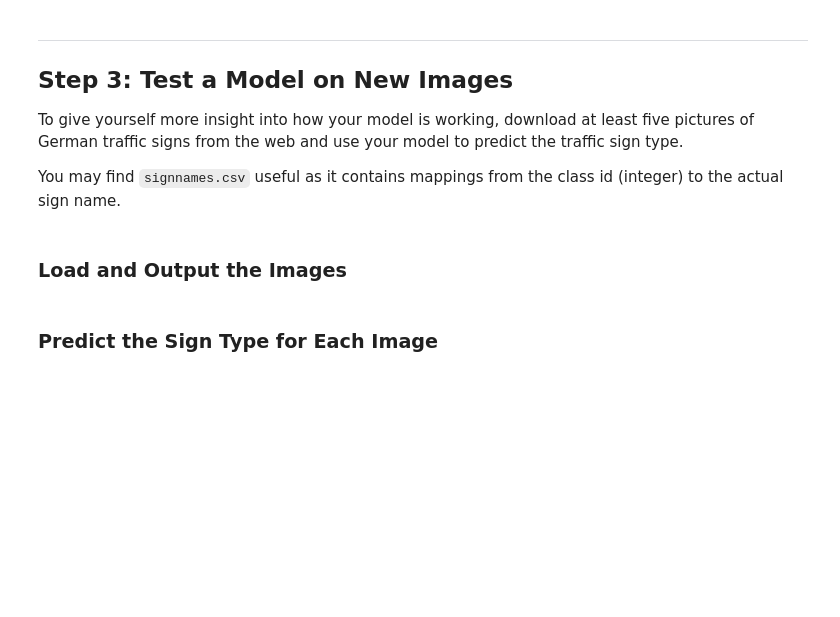
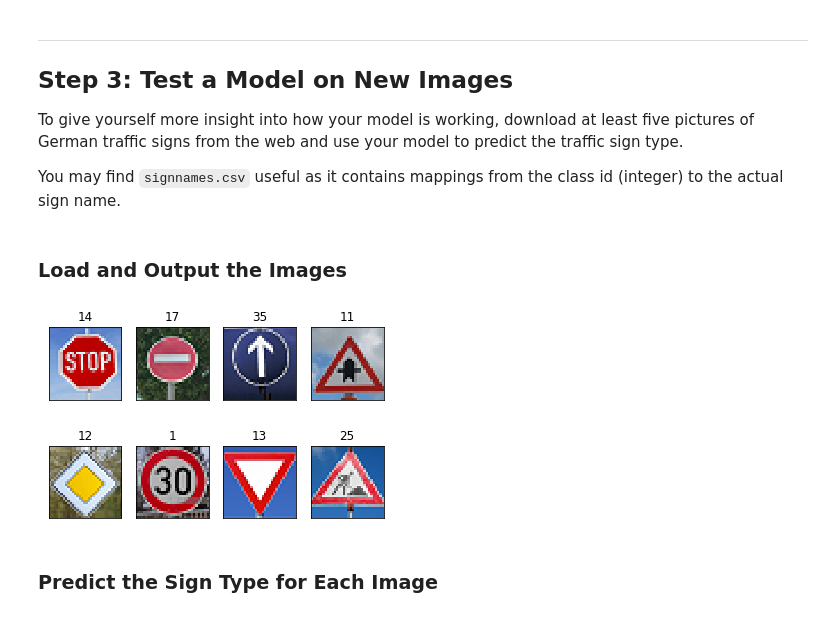
Before and after one commit to JanDietz/CarND-Traffic-Sign-Classifier-Project, a Jupyter notebook: Traffic_Sign_Classifier.ipynb, the cells around one changed output. Drawn from its saved outputs; the diff is of its cells as text; code cells hidden in the pictures; blank space fills up the shorter version.

```diff
--- a/Traffic_Sign_Classifier.ipynb
+++ b/Traffic_Sign_Classifier.ipynb
@@ -181,7 +214,7 @@ def LeNet(x):
     sigma = 0.1
 
     # SOLUTION: Layer 1: Convolutional. Input = 32x32x1. Output = 28x28x6.
-    conv1_W = tf.Variable(tf.truncated_normal(shape=(5, 5, 3, 6), mean = mu, stddev = sigma))
+    conv1_W = tf.Variable(tf.truncated_normal(shape=(5, 5, 1, 6), mean = mu, stddev = sigma))
     conv1_b = tf.Variable(tf.zeros(6))
     conv1   = tf.nn.conv2d(x, conv1_W, strides=[1, 1, 1, 1], padding='VALID') + conv1_b
 
@@ -221,6 +254,9 @@ def LeNet(x):
     # SOLUTION: Activation.
     fc2    = tf.nn.relu(fc2)
 
+    # Dropout
+    fc2 = tf.nn.dropout(fc2, keep_prob)
+
     # SOLUTION: Layer 5: Fully Connected. Input = 84. Output = 10.
     fc3_W  = tf.Variable(tf.truncated_normal(shape=(84, n_classes), mean = mu, stddev = sigma))
     fc3_b  = tf.Variable(tf.zeros(n_classes))
@@ -239,6 +275,11 @@ sets imply underfitting. A high accuracy on the training set but low accuracy on
 ### the accuracy on the test set should be calculated and reported as well.
 ### Feel free to use as many code cells as needed.
 # %%
-x = tf.placeholder(tf.float32, (None, 32, 32, 3))
+x = tf.placeholder(tf.float32, (None, 32, 32, 1))
 y = tf.placeholder(tf.int32, (None))
 one_hot_y = tf.one_hot(y, n_classes)
+keep_prob = tf.placeholder(tf.float32) # chance to drop nodes to help reduce overfitting
+
+# List devices present on system
+from tensorflow.python.client import device_lib
+print(device_lib.list_local_devices())
@@ -251,6 +308,7 @@ loss_operation = tf.reduce_mean(cross_entropy)
 optimizer = tf.train.AdamOptimizer(learning_rate = rate)
 training_operation = optimizer.minimize(loss_operation)
 # %%
+prediction         = tf.argmax(logits, 1)
 correct_prediction = tf.equal(tf.argmax(logits, 1), tf.argmax(one_hot_y, 1))
 accuracy_operation = tf.reduce_mean(tf.cast(correct_prediction, tf.float32))
 saver = tf.train.Saver()
@@ -261,7 +319,7 @@ def evaluate(X_data, y_data):
     sess = tf.get_default_session()
     for offset in range(0, num_examples, BATCH_SIZE):
         batch_x, batch_y = X_data[offset:offset+BATCH_SIZE], y_data[offset:offset+BATCH_SIZE]
-        accuracy = sess.run(accuracy_operation, feed_dict={x: batch_x, y: batch_y})
+        accuracy = sess.run(accuracy_operation, feed_dict={x: batch_x, y: batch_y, keep_prob: 1.0})
         total_accuracy += (accuracy * len(batch_x))
     return total_accuracy / num_examples
 # %%
@@ -276,7 +334,7 @@ with tf.Session() as sess:
         for offset in range(0, num_examples, BATCH_SIZE):
             end = offset + BATCH_SIZE
             batch_x, batch_y = X_train[offset:end], y_train[offset:end]
-            sess.run(training_operation, feed_dict={x: batch_x, y: batch_y})
+            sess.run(training_operation, feed_dict={x: batch_x, y: batch_y, keep_prob: 0.5})
 
         validation_accuracy = evaluate(X_valid, y_valid)
         print("EPOCH {} ...".format(i+1))
@@ -328,2 +383,28 @@ You may find `signnames.csv` useful as it contains mappings from the class id (i
+# %%
+### Load the images and plot them here.
+### Feel free to use as many code cells as needed.
+import cv2
+%matplotlib inline
+
+
+### According to signnames.csv
+### 14,Stop; 17,No entry; 35,Ahead only; 11,Right-of-way at the next intersection;
+### 12,Priority road; 1,Speed limit (30km/h); 13,Yield; 25,Road work
+yy = np.array([14, 17, 35, 11, 12, 1, 13, 25],dtype=np.uint8)
+signs_num = len(yy)
+
+
+XX = np.zeros((signs_num, 32, 32, 3), dtype=np.uint8)
+images = plt.figure(figsize=(6,4))
+for i in range(signs_num):
+    XX[i, :, :, :] = cv2.cvtColor(cv2.imread('signs_web/' + str(i+1) + '.png', 1), cv2.COLOR_BGR2RGB)
+    sp = images.add_subplot(np.ceil(signs_num/4),4,i+1)
+    sp.axes.get_xaxis().set_visible(False)
+    sp.axes.get_yaxis().set_visible(False)
+    sp.axes.set_title(str(yy[i]))
+    sp.imshow(XX[i, :, :, :])
+images.show()
+# %% [output]
+[figure, added]
 # %% [markdown]
 ### Predict the Sign Type for Each Image
```
Also changed, not shown: parts of 12 cells of this notebook, 3 other files.
